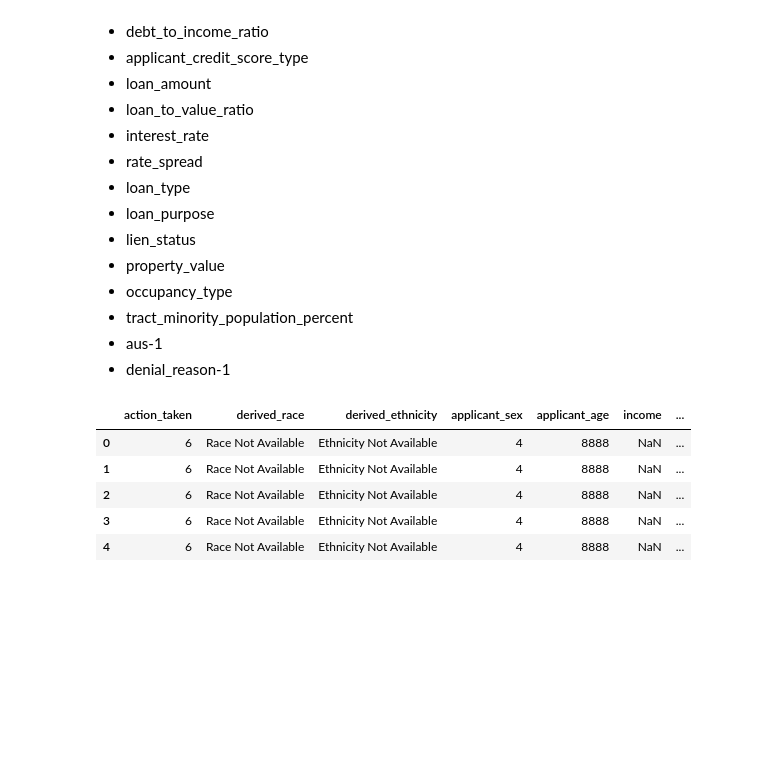
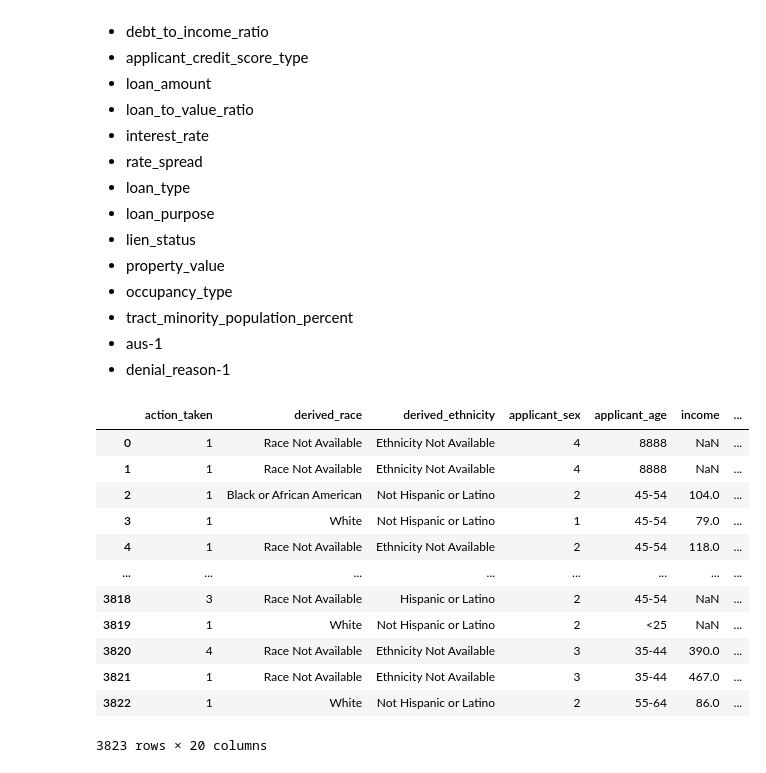
Before and after one commit to vzhang03/cmpu250-final-project, a Jupyter notebook: eda/dutchess_data_cleaning.ipynb, the cells around one changed output. Drawn from its saved outputs; the diff is of its cells as text; code cells hidden in the pictures; blank space fills up the shorter version.

```diff
--- a/eda/dutchess_data_cleaning.ipynb
+++ b/eda/dutchess_data_cleaning.ipynb
@@ -37,13 +39,20 @@ nys_data_raw.head()
 - aus-1
 - denial_reason-1
 # %%
-nys_data = nys_data_raw[['action_taken', 'derived_race', 'derived_ethnicity', 'applicant_sex', 'applicant_age', 'income', 'debt_to_income_ratio', 'applicant_credit_score_type', 'loan_amount', 'loan_to_value_ratio', 'interest_rate', 'rate_spread', 'loan_type', 'loan_purpose', 'lien_status', 'property_value', 'occupancy_type', 'tract_minority_population_percent', 'aus-1', 'denial_reason-1']]
+dutchess_data = dutchess_data_raw[['action_taken', 'derived_race', 'derived_ethnicity', 'applicant_sex', 'applicant_age', 'income', 'debt_to_income_ratio', 'applicant_credit_score_type', 'loan_amount', 'loan_to_value_ratio', 'interest_rate', 'rate_spread', 'loan_type', 'loan_purpose', 'lien_status', 'property_value', 'occupancy_type', 'tract_minority_population_percent', 'aus-1', 'denial_reason-1']]
-# %%
-nys_data.head()
-# %% [output]
-|  | action_taken | derived_race | derived_ethnicity | applicant_sex | applicant_age | income | ... |
-| 0 | 6 | Race Not Available | Ethnicity Not Available | 4 | 8888 | NaN | ... |
-| 1 | 6 | Race Not Available | Ethnicity Not Available | 4 | 8888 | NaN | ... |
-| 2 | 6 | Race Not Available | Ethnicity Not Available | 4 | 8888 | NaN | ... |
-| 3 | 6 | Race Not Available | Ethnicity Not Available | 4 | 8888 | NaN | ... |
-| 4 | 6 | Race Not Available | Ethnicity Not Available | 4 | 8888 | NaN | ... |
+# %%
+dutchess_data
+# %% [output]
+|  | action_taken | derived_race | derived_ethnicity | applicant_sex | applicant_age | income | ... |
+| 0 | 1 | Race Not Available | Ethnicity Not Available | 4 | 8888 | NaN | ... |
+| 1 | 1 | Race Not Available | Ethnicity Not Available | 4 | 8888 | NaN | ... |
+| 2 | 1 | Black or African American | Not Hispanic or Latino | 2 | 45-54 | 104.0 | ... |
+| 3 | 1 | White | Not Hispanic or Latino | 1 | 45-54 | 79.0 | ... |
+| 4 | 1 | Race Not Available | Ethnicity Not Available | 2 | 45-54 | 118.0 | ... |
+| ... | ... | ... | ... | ... | ... | ... | ... |
+| 3818 | 3 | Race Not Available | Hispanic or Latino | 2 | 45-54 | NaN | ... |
+| 3819 | 1 | White | Not Hispanic or Latino | 2 | <25 | NaN | ... |
+| 3820 | 4 | Race Not Available | Ethnicity Not Available | 3 | 35-44 | 390.0 | ... |
+| 3821 | 1 | Race Not Available | Ethnicity Not Available | 3 | 35-44 | 467.0 | ... |
+| 3822 | 1 | White | Not Hispanic or Latino | 2 | 55-64 | 86.0 | ... |
+3823 rows × 20 columns
```
Also changed, not shown: parts of 6 cells of this notebook.
